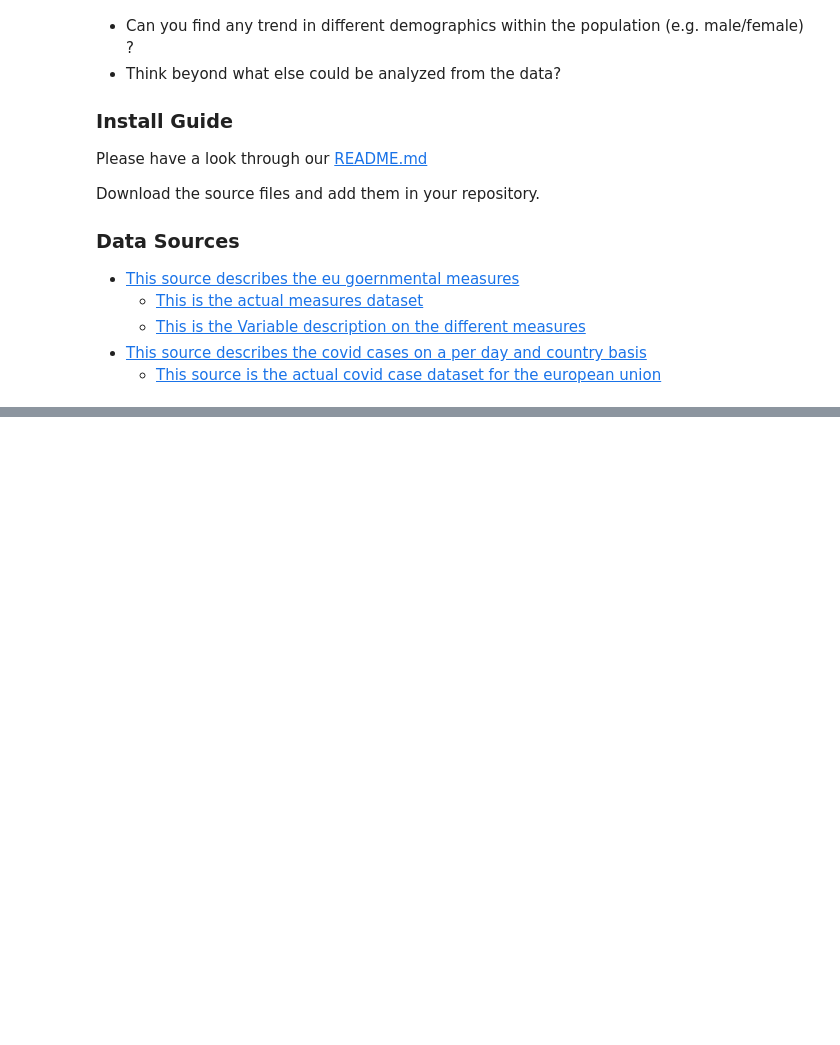
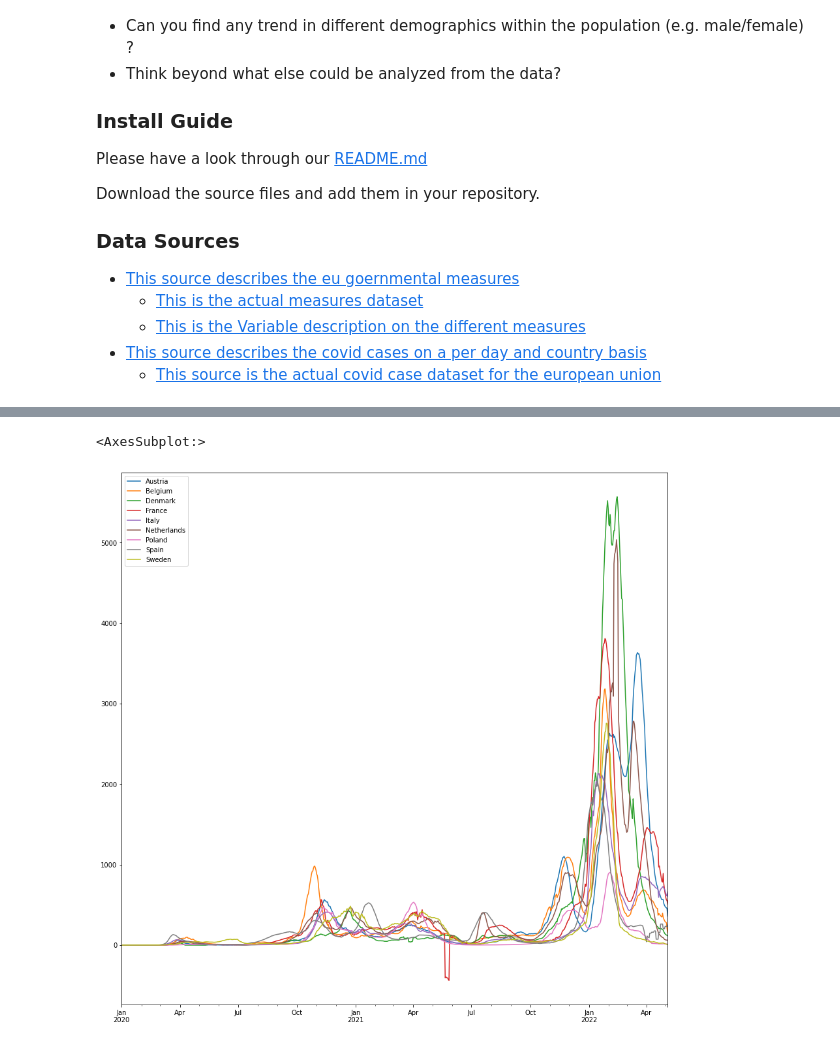
Before and after one commit to ciphersmaug/dst-project, a Jupyter notebook: project.ipynb, the cells around one changed output, grey strips where cells are left out. Cells and saved outputs as stored; diff of their text form; code cells hidden in the pictures; blank space fills up the shorter version.

```diff
--- a/project.ipynb
+++ b/project.ipynb
@@ -75,0 +133,7 @@ deaths_df["Germany"]["2022-01-01":"2022-02-01"].plot(figsize=(15,15))
+# %%
+countries_of_interest = ["Austria", "Belgium", "Denmark", "France", "Italy", "Netherlands", "Poland", "Spain", "Sweden"]
+# %%
+population_df = cases_and_deaths_df[["countriesAndTerritories","popData2020"]].groupby("countriesAndTerritories").mean()
+
+population_df
+#population_df.loc["Austria"].values[0]
@@ -75,0 +159,17 @@ deaths_df["Germany"]["2022-01-01":"2022-02-01"].plot(figsize=(15,15))
+# %%
+def calc_incidence(country_series:pd.Series,population_df:pd.DataFrame) -> pd.Series:
+    country_pop = population_df.loc[country_series.name].values[0]
+    incidence_7d_series = country_series.copy()
+    incidence_7d_series.name = "incidence7days"
+    for d in range(len(country_series)):
+        sum_last_seven_cases = country_series[max(0,d-7):d].sum()
+        incidence_7d_series[d] = (sum_last_seven_cases/country_pop)*100000
+    return incidence_7d_series
+# %%
+case_incidence_7_days_df = cases_df.apply(lambda x: calc_incidence(x,population_df=population_df),axis=0)
+death_incidence_7_days_df = deaths_df.apply(lambda x: calc_incidence(x,population_df=population_df),axis=0)
+# %%
+case_incidence_7_days_df[countries_of_interest].plot(figsize=(15,15))
+# %% [output]
+<AxesSubplot:>
+[figure, added]
```
Also changed, not shown: parts of 11 cells of this notebook.
